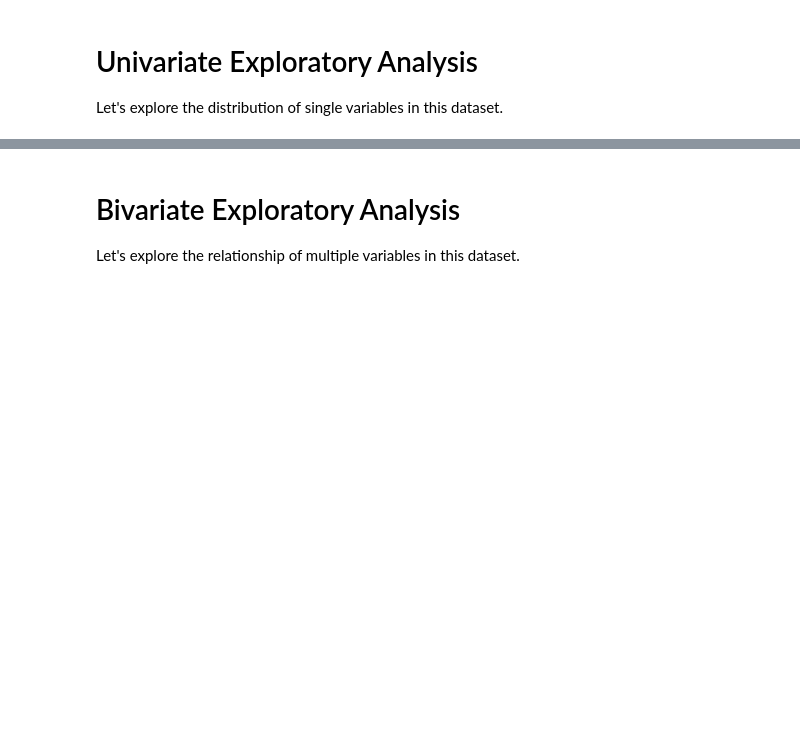
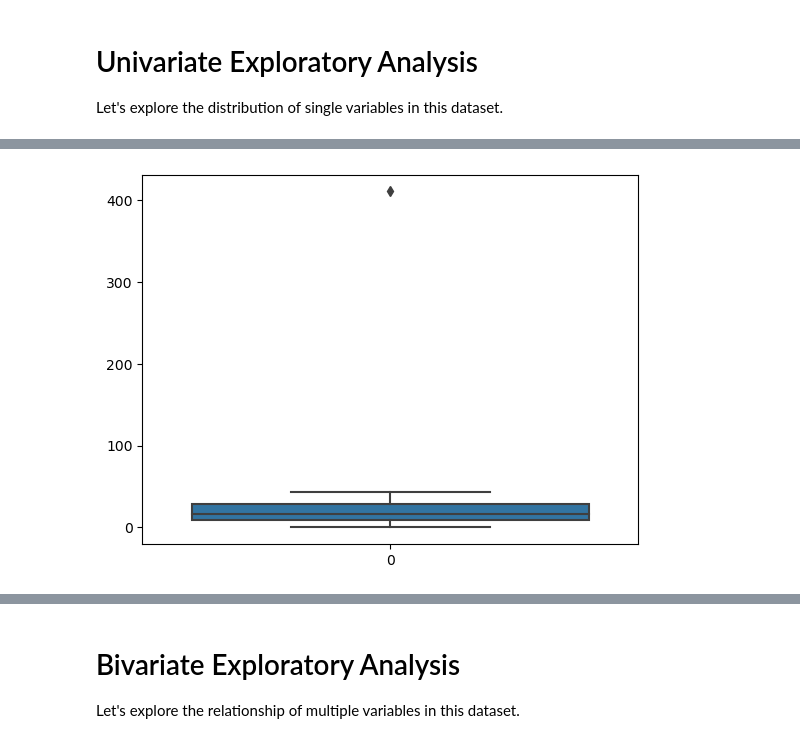
Before and after one commit to Alissa622/Rental-Pricing-Prediction-lab, a Jupyter notebook: code/data_prep/01explore.ipynb, the cells around one changed output, grey strips where cells are left out. Cells and saved outputs as stored; diff of their text form; code cells hidden in the pictures; blank space fills up the shorter version.

```diff
--- a/code/data_prep/01explore.ipynb
+++ b/code/data_prep/01explore.ipynb
@@ -45,7 +81,10 @@ plt.show()
 # %%
 # TODO : plot boxplot of "X2 house age" using sns here
 # documentation: https://seaborn.pydata.org/generated/seaborn.boxplot.html
-...
+sns.boxplot(df["X2 house age"])
+plt.show()
+# %% [output]
+[figure, added]
 # %%
 # TODO : plot histogram of "X4 number of convenience stores" using sns here
 # documentation: https://seaborn.pydata.org/generated/seaborn.histplot.html
```
Also changed, not shown: parts of 12 cells of this notebook.
